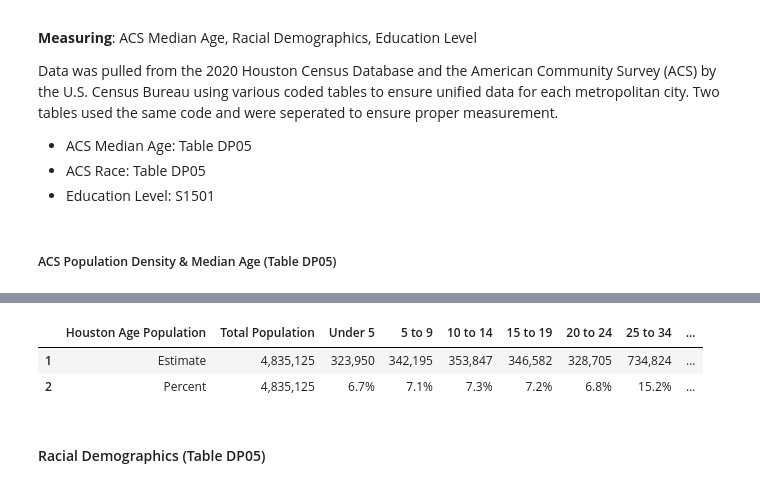
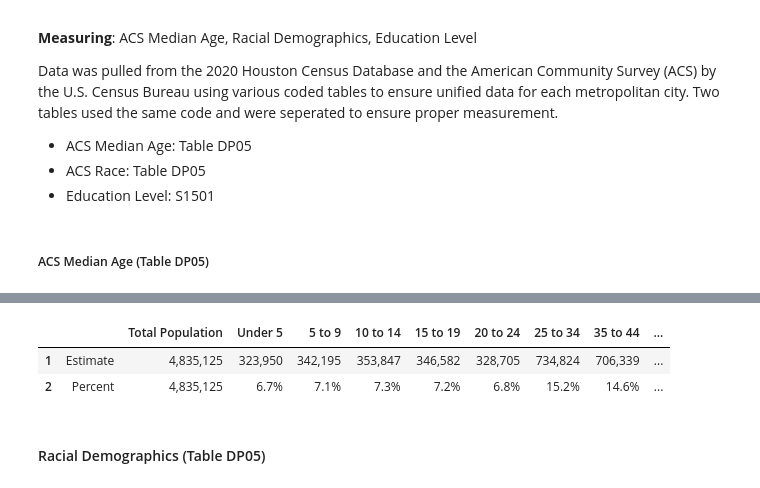
Before and after one commit to maddieemihle/major-city-visualization, a Jupyter notebook: data_files/houston_data/Houston_cleaned.ipynb, the cells around one changed output, grey strips where cells are left out. Cells and saved outputs as stored; diff of their text form; code cells hidden in the pictures.

```diff
--- a/data_files/houston_data/Houston_cleaned.ipynb
+++ b/data_files/houston_data/Houston_cleaned.ipynb
@@ -15,7 +15,7 @@ Data was pulled from the 2020 Houston Census Database and the American Community
 * ACS Race: Table DP05
 * Education Level: S1501
 # %% [markdown]
-##### ACS Population Density & Median Age (Table DP05)
+##### ACS Median Age (Table DP05)
 # %%
 # Import csv file for Texas ACS Population Density
 houston_age_data = '../houston_data/houston_raw_csv/houston_age.csv'
@@ -64,29 +64,29 @@ houston_age_df.head()
 | 2 | Percent | 4,835,125 | 6.7% | 7.1% | 7.3% | ... |
 # %%
 # Rename columns for clarity
-houston_age_df.columns = ['Houston Age Population',
+houston_age_df.columns = ['',
   'Total Population',
   'Under 5',
   '5 to 9',
   '10 to 14',
   '15 to 19',
   '20 to 24',
   '25 to 34',
   '35 to 44',
   '45 to 54',
   '55 to 59',
   '60 to 64',
   '65 to 74',
   '75 to 84',
   '85 and Over',
   'Median Age'
 ]
 
 houston_age_df.head()
 # %% [output]
-|  | Houston Age Population | Total Population | Under 5 | 5 to 9 | 10 to 14 | 15 to 19 | 20 to 24 | 25 to 34 | ... |
-| 1 | Estimate | 4,835,125 | 323,950 | 342,195 | 353,847 | 346,582 | 328,705 | 734,824 | ... |
-| 2 | Percent | 4,835,125 | 6.7% | 7.1% | 7.3% | 7.2% | 6.8% | 15.2% | ... |
+|  |  | Total Population | Under 5 | 5 to 9 | 10 to 14 | 15 to 19 | 20 to 24 | 25 to 34 | 35 to 44 | ... |
+| 1 | Estimate | 4,835,125 | 323,950 | 342,195 | 353,847 | 346,582 | 328,705 | 734,824 | 706,339 | ... |
+| 2 | Percent | 4,835,125 | 6.7% | 7.1% | 7.3% | 7.2% | 6.8% | 15.2% | 14.6% | ... |
 # %%
 # Save the cleaned DataFrame to a new CSV file
 houston_age_df.to_csv('../houston_data/cleaned_hou_age.csv', index=False)
```
Also changed, not shown: parts of 3 cells of this notebook, 21 other files.
